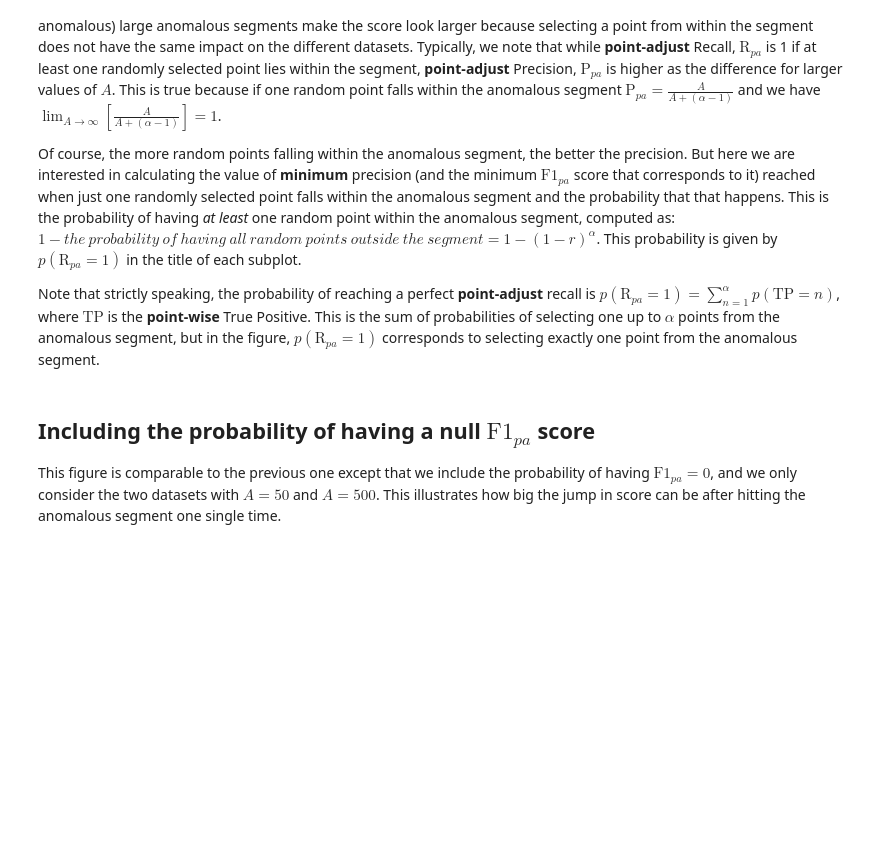
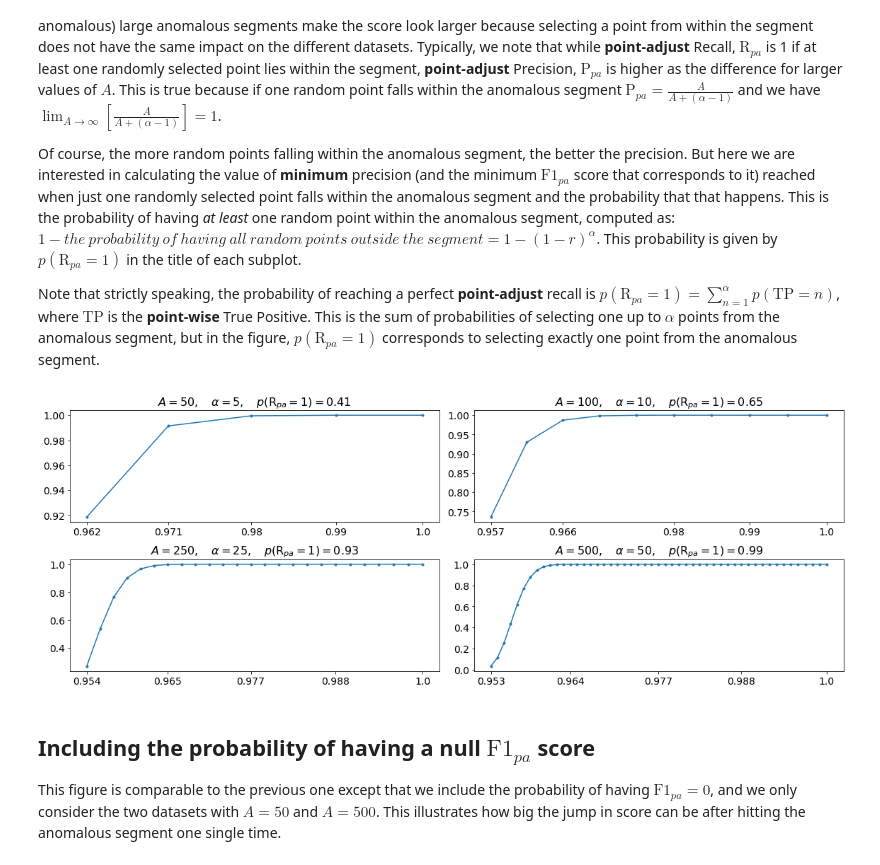
Before and after one commit to amsehili/MVTSEvalPaper, a Jupyter notebook: notebooks/Figures.ipynb, the cells around one changed output. Cells and saved outputs as stored; diff of their text form; code cells hidden in the pictures; blank space fills up the shorter version.

Commit message:
Update font size Save figures to disk

```diff
--- a/notebooks/Figures.ipynb
+++ b/notebooks/Figures.ipynb
@@ -61,40 +63,44 @@ for i, A in enumerate([50, 100, 250, 500]):
     F1_pa = (2 * P_pa * 1) / (P_pa + 1 + 1e-10)
 
     # we can use the binomial distribution to compute the probability
     # of hitting the anomalous segment a given number of times. We have:
     # n=alpha, k=n_hits and p=r
 
-    # We're more interested in the Cumulative Distribution Function for each number
-    # of hits, that is, the probabilitity of hitting the anomalous segments at least
-    # 'n_hits'. These are also the probabilitities of obtaining a point-adjust F1
+    # We're more interested in the Cumulative Distribution Function of each number
+    # of hits, that is, the probability of hitting the anomalous segments at least
+    # 'n_hits'. These are also the probabilities of obtaining a point-adjust F1
     # scores below the values computed in F1_pa
     cdf = binom.cdf(k=n_hits, n=alpha, p=r)
 
 
     # For convenience, we skip the first value in F1_pa and cdf
     # See next figure with this value included
     F1_pa, cdf = F1_pa[1:], cdf[1:]
     plt.subplot(2, 2, i + 1)
     plt.plot(F1_pa, cdf, ".-")
 
     plt.title(
         f"$A={A}, \quad \\alpha={alpha}, \quad$"
         + "$p($" + "R$_"
         + "{"
         + "pa"
         + "}=1)="
         + f"{round(proba_perfect_R_pa, 2)}$",
-        fontsize=14,
+        fontsize=16,
     )
 
 
     indices = [0, len(F1_pa) // 4, len(F1_pa) // 2, int(len(F1_pa) / 4 * 3), len(F1_pa) - 1]
     x_ticks_pos = F1_pa[indices]
     x_ticks_val = np.round(x_ticks_pos, 3)
     plt.xticks(x_ticks_pos, x_ticks_val)
-    plt.xticks(fontsize=13)
-    plt.yticks(fontsize=12)
-    plt.tight_layout()
+    plt.xticks(fontsize=14)
+    plt.yticks(fontsize=14)
+
+plt.tight_layout()
+plt.savefig("figures/f1-cdf.pdf", bbox_inches="tight")
+# %% [output]
+[figure, added]
 # %% [markdown]
 ## Including the probability of having a null $\text{F1}_{pa}$  score
 This figure is comparable to the previous one except that we include the probability of having $\text{F1}_{pa}=0$, and we only consider the two datasets with $A=50$ and $A=500$. This illustrates how big the jump in score can be after hitting the anomalous segment one single time.
```
Also changed, not shown: parts of 4 cells of this notebook.
